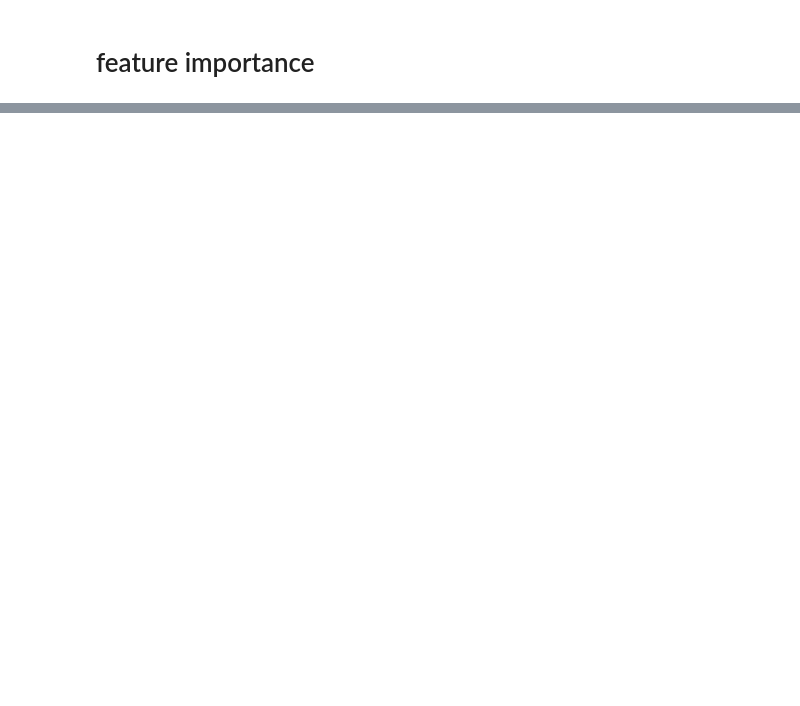
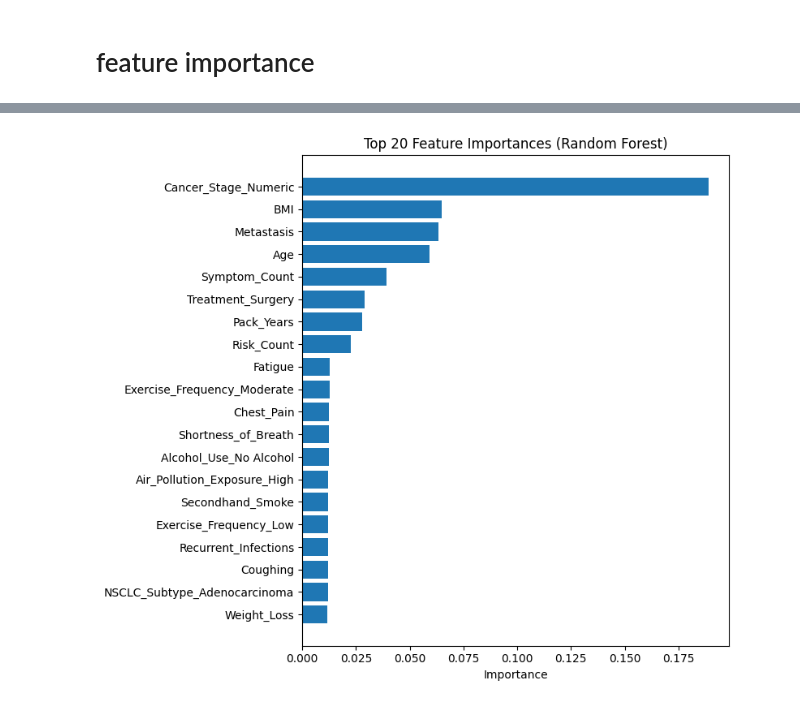
Before and after one commit to jdncpng/dpp-projekt, a Jupyter notebook: notebooks/03_baseline.ipynb, the cells around one changed output, grey strips where cells are left out. Drawn from its saved outputs; the diff is of its cells as text; code cells hidden in the pictures; blank space fills up the shorter version.

Commit message:
added markdowns and explored feature importance

```diff
--- a/notebooks/03_baseline.ipynb
+++ b/notebooks/03_baseline.ipynb
@@ -120,12 +144,14 @@ model_rf = Pipeline([
     ('model', rf)
 ])
 # %%
-model_rf.fit(X_train, y_train)
+model_rf.fit(X_train, y_train.values.ravel())
 y_pred = model_rf.predict(X_test)
 
-print(f"Random Forests Performance:")
+print(f"Random Forests Performance:\n")
 print(f"F1 Score: {f1_score(y_test, y_pred):.4f}")
 print(f"ROC-AUC Score: {roc_auc_score(y_test,
-                                      model_rf.predict_proba(X_test)[:, 1]):.4f}\n")
+                                      model_rf.predict_proba(X_test)[:, 1]):.4f}")
+print(f"Precision: {precision_score(y_test, y_pred):.4f}")
+print(f"Recall: {recall_score(y_test, y_pred):.4f}")
 # %% [output]
 Random Forests Performance:
@@ -144,2 +173,5 @@ disp = ConfusionMatrixDisplay(cm,
 # %% [markdown]
 # feature importance
+# %%
+feature_names = model_rf.named_steps['preprocessor'].get_feature_names_out()
+feature_names
@@ -145,0 +196,4 @@ disp = ConfusionMatrixDisplay(cm,
+# %%
+# strip prefixes like "num__", "cat__", "bin__", "ord__"
+feature_names = [name.split('__', 1)[-1] for name in feature_names]
+feature_names
@@ -145,0 +218,20 @@ disp = ConfusionMatrixDisplay(cm,
+# %%
+importances = model_rf.named_steps['model'].feature_importances_
+
+# sort descending
+idx = np.argsort(importances)[::-1]
+sorted_names = [feature_names[i] for i in idx]
+sorted_importances = importances[idx]
+# %%
+# plot top 20
+n = 20
+fig, ax = plt.subplots(figsize=(8, 7))
+ax.barh(sorted_names[:n][::-1],
+sorted_importances[:n][::-1])
+ax.set_xlabel('Importance')
+ax.set_title('Top 20 Feature Importances (Random Forest)')
+
+plt.tight_layout()
+plt.show()
+# %% [output]
+[figure, added]
```
Also changed, not shown: parts of 15 cells of this notebook.
